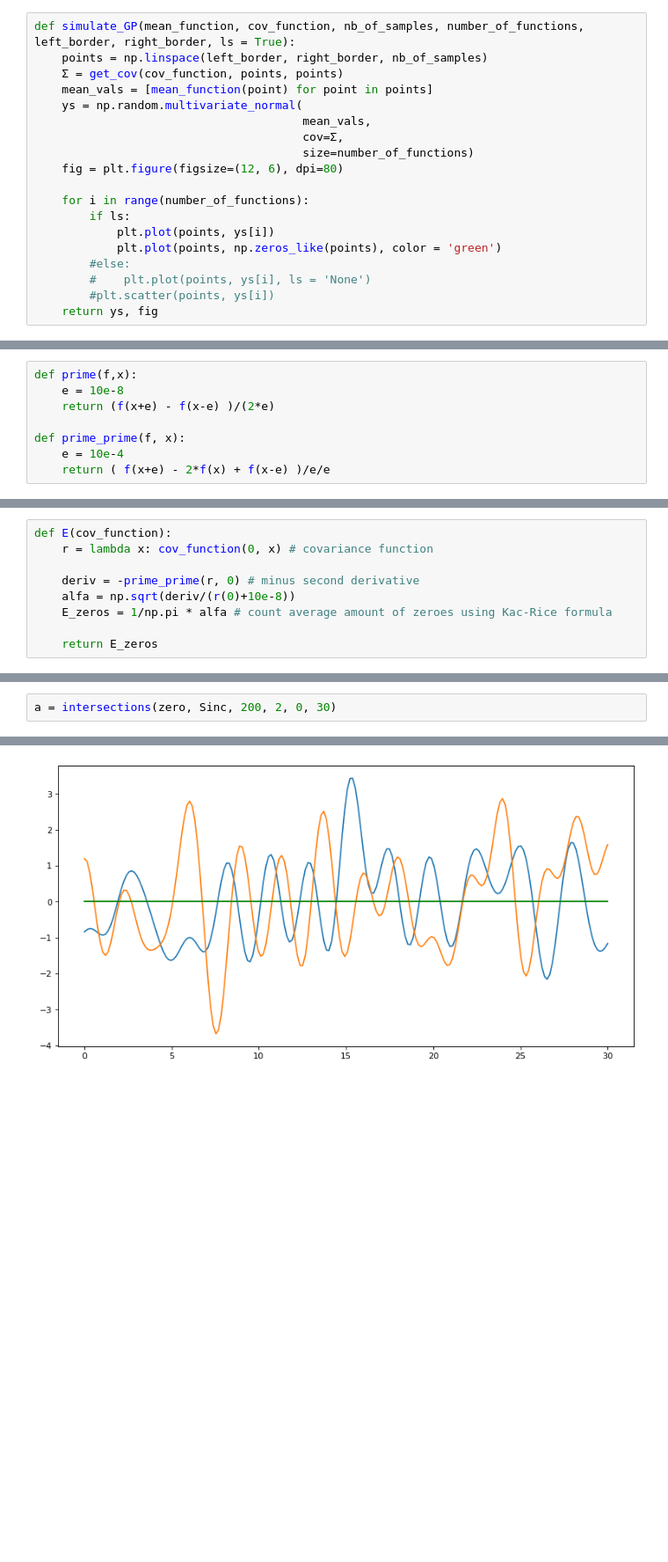
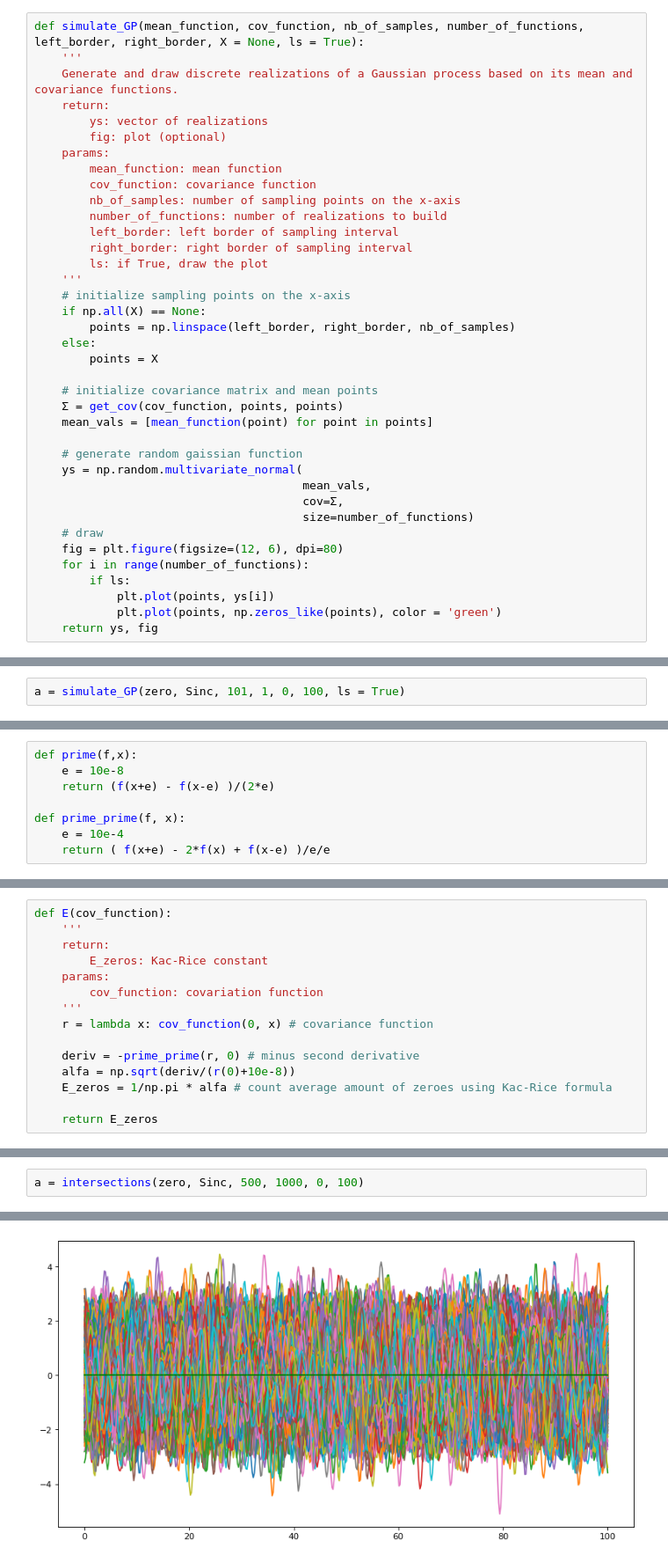
Before and after one commit to nastyakor01/Rare-events-for-gaussian-processes, a Jupyter notebook: Samples from Gaussian process.ipynb, the cells around one changed output, grey strips where cells are left out. Shown at 88% size. Saved outputs shown, nothing was run; the diff lists cells and outputs as text; blank space fills up the shorter version.

```diff
--- a/Samples from Gaussian process.ipynb
+++ b/Samples from Gaussian process.ipynb
@@ -71,22 +86,41 @@ def linear(s):
 def zero(s):
     return 0
 # %%
-def simulate_GP(mean_function, cov_function, nb_of_samples, number_of_functions, left_border, right_border, ls = True):
-    points = np.linspace(left_border, right_border, nb_of_samples)
+def simulate_GP(mean_function, cov_function, nb_of_samples, number_of_functions, left_border, right_border, X = None, ls = True):
+    '''
+    Generate and draw discrete realizations of a Gaussian process based on its mean and covariance functions.
+    return:
+        ys: vector of realizations
+        fig: plot (optional)
+    params:
+        mean_function: mean function
+        cov_function: covariance function
+        nb_of_samples: number of sampling points on the x-axis
+        number_of_functions: number of realizations to build
+        left_border: left border of sampling interval
+        right_border: right border of sampling interval
+        ls: if True, draw the plot
+    '''
+    # initialize sampling points on the x-axis
+    if np.all(X) == None:
+        points = np.linspace(left_border, right_border, nb_of_samples)
+    else:
+        points = X
+
+    # initialize covariance matrix and mean points
     Σ = get_cov(cov_function, points, points)
     mean_vals = [mean_function(point) for point in points]
+
+    # generate random gaissian function
     ys = np.random.multivariate_normal(
                                        mean_vals,
                                        cov=Σ,
                                        size=number_of_functions)
+    # draw
     fig = plt.figure(figsize=(12, 6), dpi=80)
-
     for i in range(number_of_functions):
         if ls:
             plt.plot(points, ys[i])
             plt.plot(points, np.zeros_like(points), color = 'green')
-        #else:
-        #    plt.plot(points, ys[i], ls = 'None')
-        #plt.scatter(points, ys[i])
     return ys, fig
 # %%
@@ -103,0 +138,2 @@ a = simulate_GP(zero, Sinc, 1000, 1, 0, 100000000000)
+# %%
+a = simulate_GP(zero, Sinc, 101, 1, 0, 100, ls = True)
@@ -120,6 +166,12 @@ prime_prime(cube, 3)
 18.000000000739647
 # %%
 def E(cov_function):
+    '''
+    return:
+        E_zeros: Kac-Rice constant
+    params:
+        cov_function: covariation function
+    '''
     r = lambda x: cov_function(0, x) # covariance function
 
     deriv = -prime_prime(r, 0) # minus second derivative
@@ -165,3 +245,3 @@ def intersections(mean_function, cov_function, nb_of_samples, number_of_function
 # %%
-a = intersections(zero, Sinc, 200, 2, 0, 30)
+a = intersections(zero, Sinc, 500, 1000, 0, 100)
 # %% [output]
@@ -169 +249 @@ E_zeros: 17.0
-[figure, old version]
+[figure, new version]
```
Also changed, not shown: parts of 53 cells of this notebook, 1 other file.
